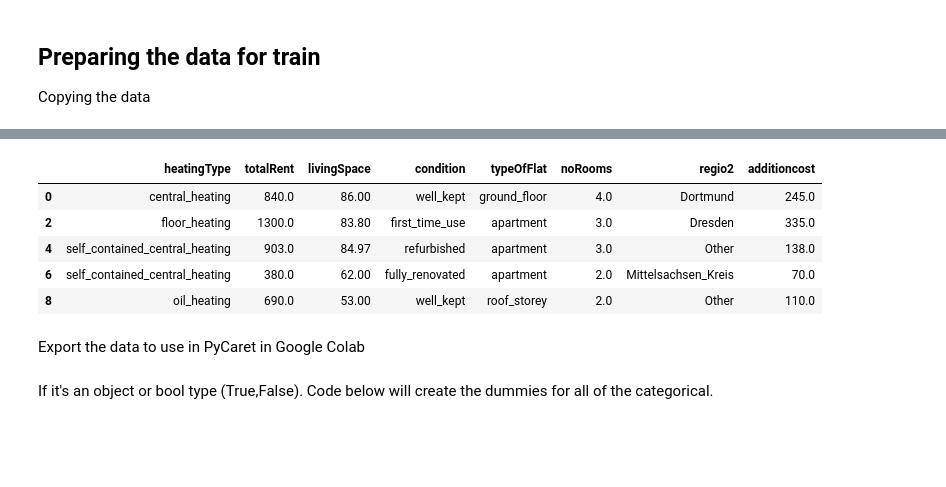
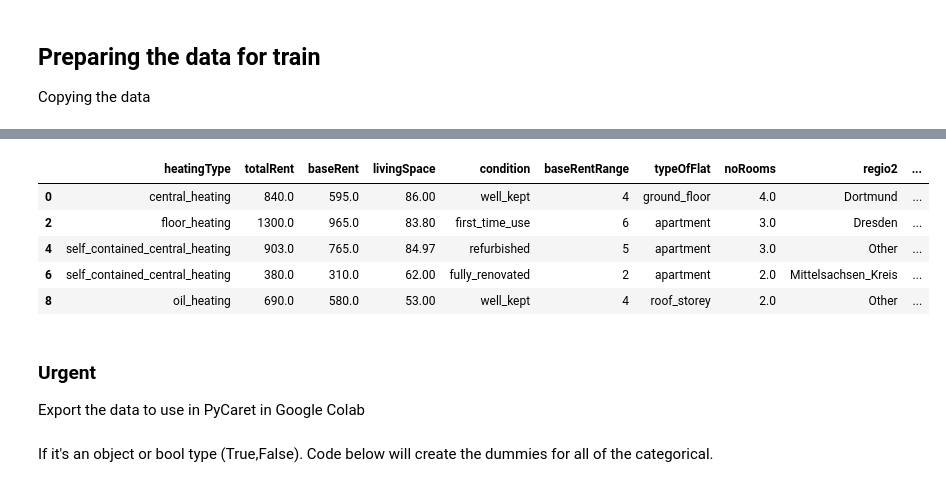
Before and after one commit to northpr/GermanyRentalPrice, a Jupyter notebook: model/Berlin_rental.ipynb, the cells around one changed output, grey strips where cells are left out. Drawn from its saved outputs; the diff is of its cells as text; code cells hidden in the pictures; blank space fills up the shorter version.

Commit message:
fixing data

```diff
--- a/model/Berlin_rental.ipynb
+++ b/model/Berlin_rental.ipynb
@@ -430,5 +428,3 @@ Drop the 'baseRent' columns because it has a lot of correlation to 'totalRent'
-# %%
-df.drop(['baseRent','baseRentRange'],axis=1,inplace=True)
 # %% [markdown]
 Checking for the last time, we don't have any missing data left
 # %%
@@ -843,16 +855,17 @@ Copying the data
 # %%
 predict_df = df.copy()
-predict_df.drop(columns=['yearConstructed','serviceCharge','numberOfYear','newlyConst','lift','balcony','hasKitchen','Pricepm2'],inplace=True)
+predict_df.drop(columns=['yearConstructed','serviceCharge','numberOfYear','newlyConst','lift','balcony','hasKitchen'],inplace=True)
 predict_df.head()
 # %% [output]
-|  | heatingType | totalRent | livingSpace | condition | typeOfFlat | noRooms | regio2 | additioncost |
-| 0 | central_heating | 840.0 | 86.00 | well_kept | ground_floor | 4.0 | Dortmund | 245.0 |
-| 2 | floor_heating | 1300.0 | 83.80 | first_time_use | apartment | 3.0 | Dresden | 335.0 |
-| 4 | self_contained_central_heating | 903.0 | 84.97 | refurbished | apartment | 3.0 | Other | 138.0 |
-| 6 | self_contained_central_heating | 380.0 | 62.00 | fully_renovated | apartment | 2.0 | Mittelsachsen_Kreis | 70.0 |
-| 8 | oil_heating | 690.0 | 53.00 | well_kept | roof_storey | 2.0 | Other | 110.0 |
+|  | heatingType | totalRent | baseRent | livingSpace | condition | baseRentRange | typeOfFlat | noRooms | regio2 | ... |
+| 0 | central_heating | 840.0 | 595.0 | 86.00 | well_kept | 4 | ground_floor | 4.0 | Dortmund | ... |
+| 2 | floor_heating | 1300.0 | 965.0 | 83.80 | first_time_use | 6 | apartment | 3.0 | Dresden | ... |
+| 4 | self_contained_central_heating | 903.0 | 765.0 | 84.97 | refurbished | 5 | apartment | 3.0 | Other | ... |
+| 6 | self_contained_central_heating | 380.0 | 310.0 | 62.00 | fully_renovated | 2 | apartment | 2.0 | Mittelsachsen_Kreis | ... |
+| 8 | oil_heating | 690.0 | 580.0 | 53.00 | well_kept | 4 | roof_storey | 2.0 | Other | ... |
-# %% [markdown]
-Export the data to use in PyCaret in Google Colab
+# %% [markdown]
+### Urgent
+Export the data to use in PyCaret in Google Colab
 # %%
 df.to_csv('data/test.csv')
 predict_df.to_csv('data/predict_test.csv')
```
Also changed, not shown: parts of 6 cells of this notebook, 45 other files.
